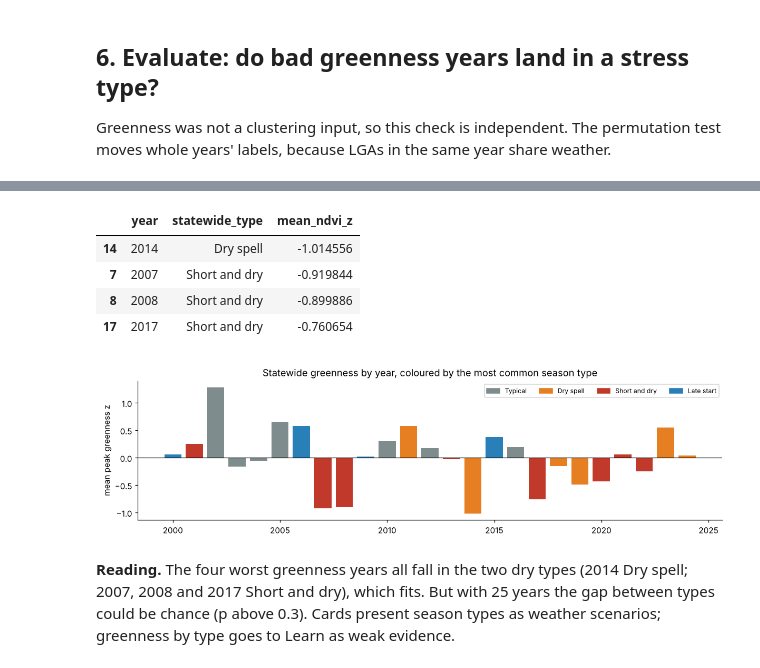
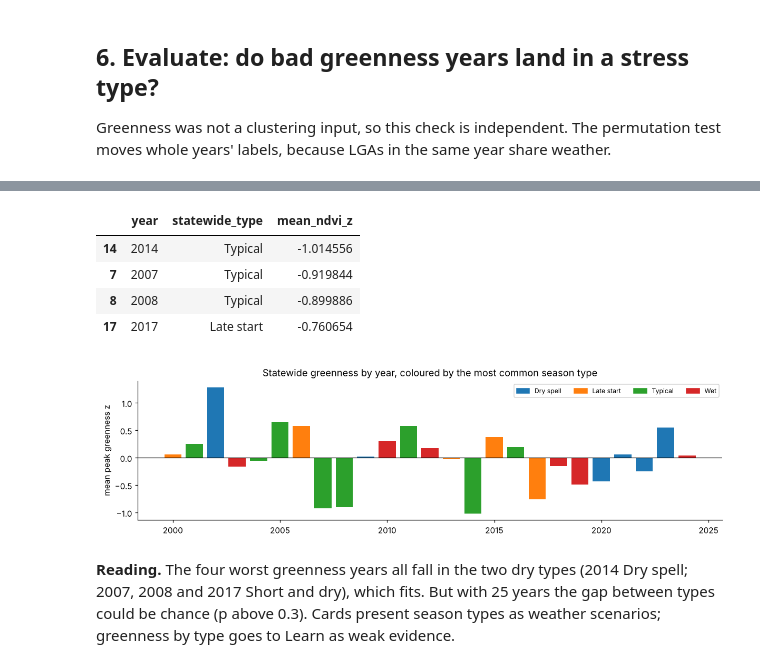
Before and after one commit to hendrixxD/FieldDynamics-Lab, a Jupyter notebook: notebooks/a5_season_types.ipynb, the cells around one changed output, grey strips where cells are left out. Drawn from its saved outputs; the diff is of its cells as text; code cells hidden in the pictures.

Commit message:
Rerun A5 without the degenerate dry-spell count; take type names from the data in plots

```diff
--- a/notebooks/a5_season_types.ipynb
+++ b/notebooks/a5_season_types.ipynb
@@ -228,40 +227,36 @@ p_value = st.year_block_p(
 # %%
 # Statewide view per year: the most common type across LGAs and the mean greenness anomaly.
 # The table lists the four worst greenness years.
 yearly = (
     fitted.groupby("year")
     .agg(
         statewide_type=("season_type", lambda s: s.mode().iloc[0]),
         mean_ndvi_z=("ndvi_z", "mean"),
     )
     .reset_index()
 )
-colours = {
-    "Typical": "#7f8c8d",
-    "Dry spell": "#e67e22",
-    "Short and dry": "#c0392b",
-    "Late start": "#2980b9",
-}
+# One colour per type A5 produced; the names come from the data, not the code.
+colours = dict(zip(sorted(yearly["statewide_type"].unique()), plt.cm.tab10.colors, strict=False))
 fig, ax = plt.subplots(figsize=(11, 3.2))
 ax.bar(yearly["year"], yearly["mean_ndvi_z"], color=yearly["statewide_type"].map(colours))
 ax.axhline(0, color="black", lw=0.8)
 ax.set_ylabel("mean peak greenness z")
 ax.set_title("Statewide greenness by year, coloured by the most common season type")
 ax.legend(
     [plt.Rectangle((0, 0), 1, 1, color=c) for c in colours.values()],
     colours.keys(),
     fontsize=8,
-    ncols=4,
+    ncols=len(colours),
 )
 plt.tight_layout()
 yearly.sort_values("mean_ndvi_z").head(4)
 # %% [output]
 |  | year | statewide_type | mean_ndvi_z |
-| 14 | 2014 | Dry spell | -1.014556 |
-| 7 | 2007 | Short and dry | -0.919844 |
-| 8 | 2008 | Short and dry | -0.899886 |
-| 17 | 2017 | Short and dry | -0.760654 |
+| 14 | 2014 | Typical | -1.014556 |
+| 7 | 2007 | Typical | -0.919844 |
+| 8 | 2008 | Typical | -0.899886 |
+| 17 | 2017 | Late start | -0.760654 |
-[figure, old version]
+[figure, new version]
 # %% [markdown]
 **Reading.** The four worst greenness years all fall in the two dry types (2014 Dry spell; 2007, 2008 and 2017 Short and dry), which fits. But with 25 years the gap between types could be chance (p above 0.3). Cards present season types as weather scenarios; greenness by type goes to Learn as weak evidence.
 # %% [markdown]
```
Also changed, not shown: parts of 10 cells of this notebook, 8 other files.
